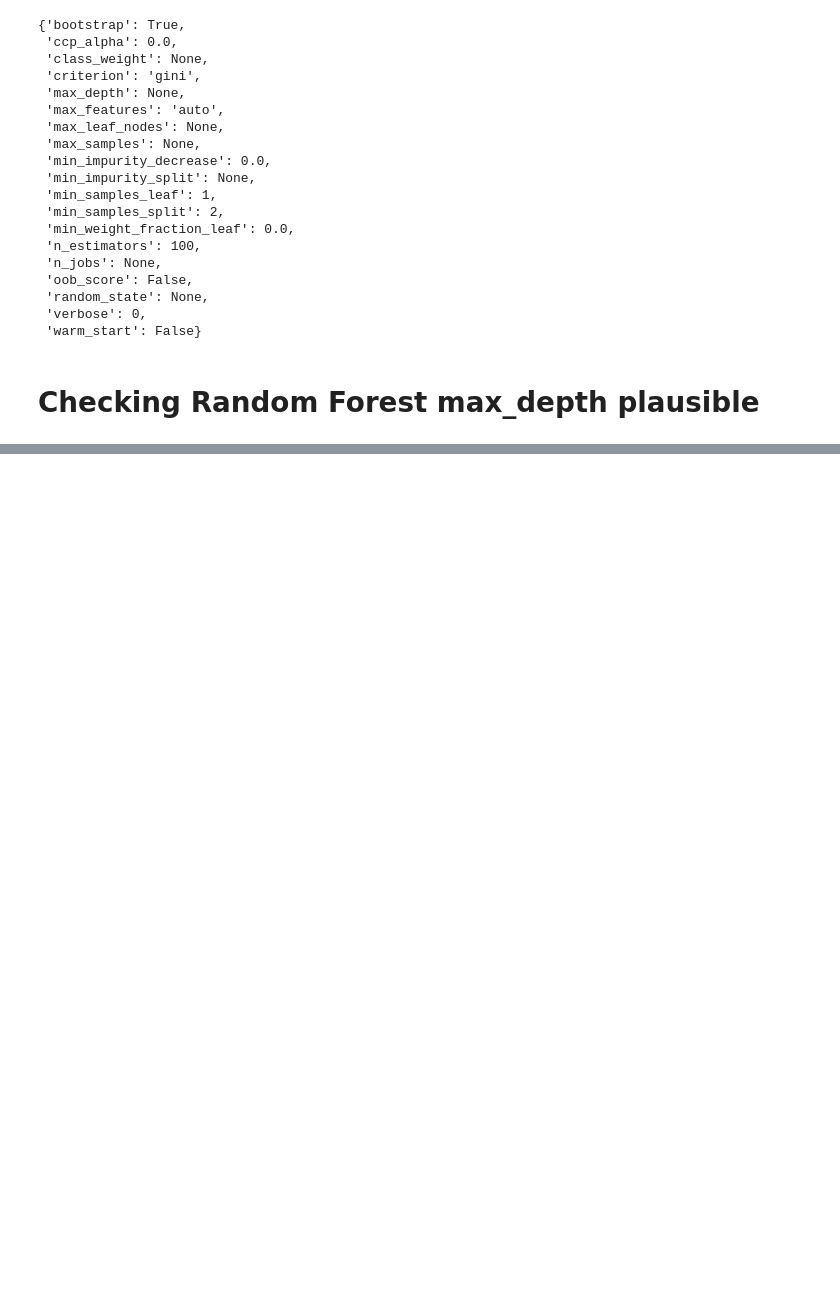
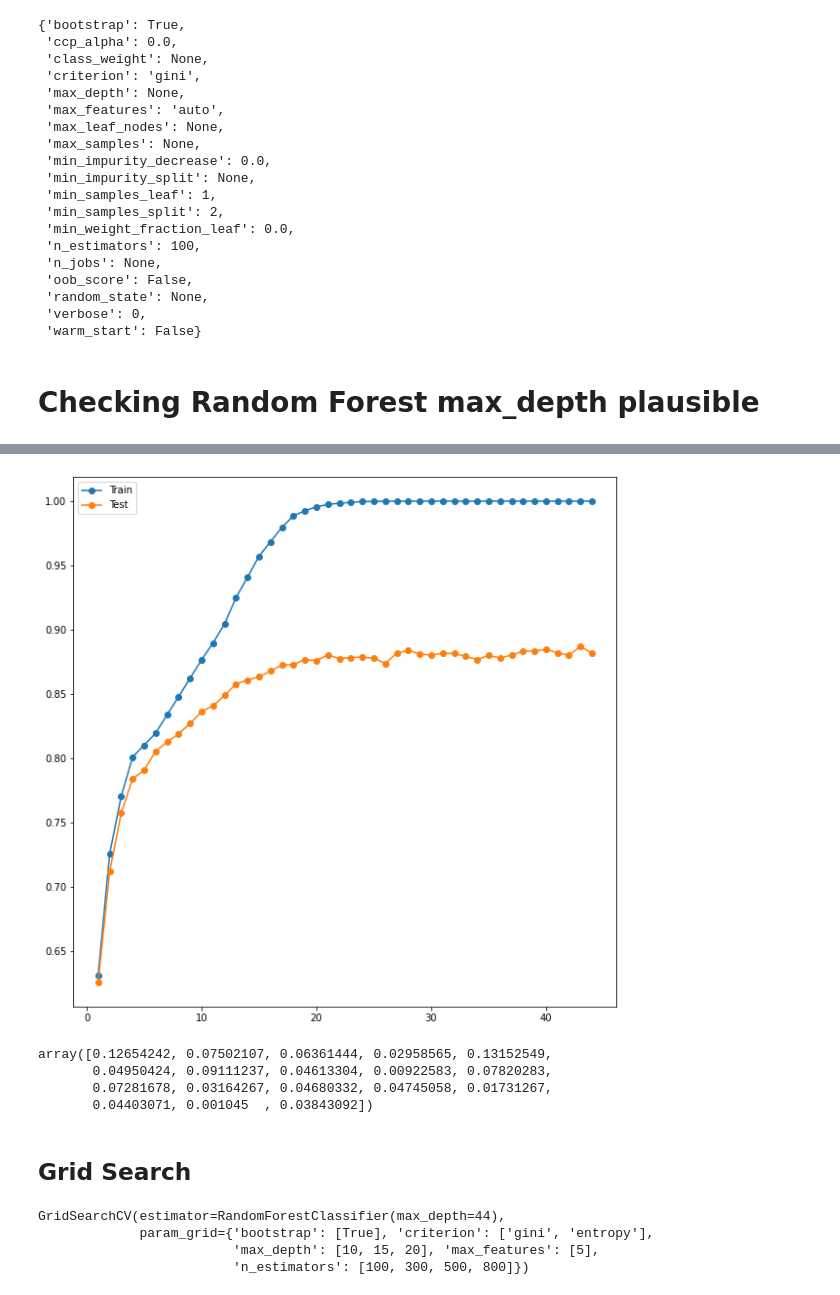
Before and after one commit to ironhack-bcn-data-june-2020/project-ml-onlineshop, a Jupyter notebook: RandomForestmodel.ipynb, the cells around one changed output, grey strips where cells are left out. Cells and saved outputs as stored; diff of their text form; code cells hidden in the pictures; blank space fills up the shorter version.

```diff
--- a/RandomForestmodel.ipynb
+++ b/RandomForestmodel.ipynb
@@ -164,0 +260,2 @@ param_grid = {
+# %%
+model.fit(X_train, np.ravel(y_train)).score(X_test, np.ravel(y_test))
@@ -164,0 +290,27 @@ param_grid = {
+# %%
+# define lists to collect scores
+train_scores, test_scores = list(), list()
+
+# define the tree depths to evaluate
+values = [i for i in range(1, 45)]
+
+# evaluate a decision tree for each depth
+for i in values:
+    # configure the model
+    model = RandomForestClassifier(max_depth=i)
+
+    # fit model on the training dataset
+    model.fit(X_train, np.ravel(y_train))
+
+    # evaluate on the train dataset
+    train_yhat = model.predict(X_train)
+    train_acc = accuracy_score(np.ravel(y_train), train_yhat)
+    train_scores.append(train_acc)
+
+    # evaluate on the test dataset
+    test_yhat = model.predict(X_test)
+    test_acc = accuracy_score(np.ravel(y_test), test_yhat)
+    test_scores.append(test_acc)
+
+    # summarize progress
+    print('>%d, train: %.3f, test: %.3f' % (i, train_acc, test_acc))
@@ -164,0 +335,17 @@ param_grid = {
+# %%
+# plot of train and test scores vs tree depth
+plt.plot(values, train_scores, '-o', label='Train')
+plt.plot(values, test_scores, '-o', label='Test')
+plt.legend()
+plt.show()
+# %% [output]
+[figure, added]
+# %%
+model.feature_importances_
+# %% [output]
+array([0.12654242, 0.07502107, 0.06361444, 0.02958565, 0.13152549,
+       0.04950424, 0.09111237, 0.04613304, 0.00922583, 0.07820283,
+       0.07281678, 0.03164267, 0.04680332, 0.04745058, 0.01731267,
+       0.04403071, 0.001045  , 0.03843092])
+# %% [markdown]
+## Grid Search
@@ -164,0 +362,7 @@ param_grid = {
+# %%
+model_sel.fit(X_train, np.ravel(y_train))
+# %% [output]
+GridSearchCV(estimator=RandomForestClassifier(max_depth=44),
+             param_grid={'bootstrap': [True], 'criterion': ['gini', 'entropy'],
+                         'max_depth': [10, 15, 20], 'max_features': [5],
+                         'n_estimators': [100, 300, 500, 800]})
```
Also changed, not shown: parts of 73 cells of this notebook, 1 other file.
